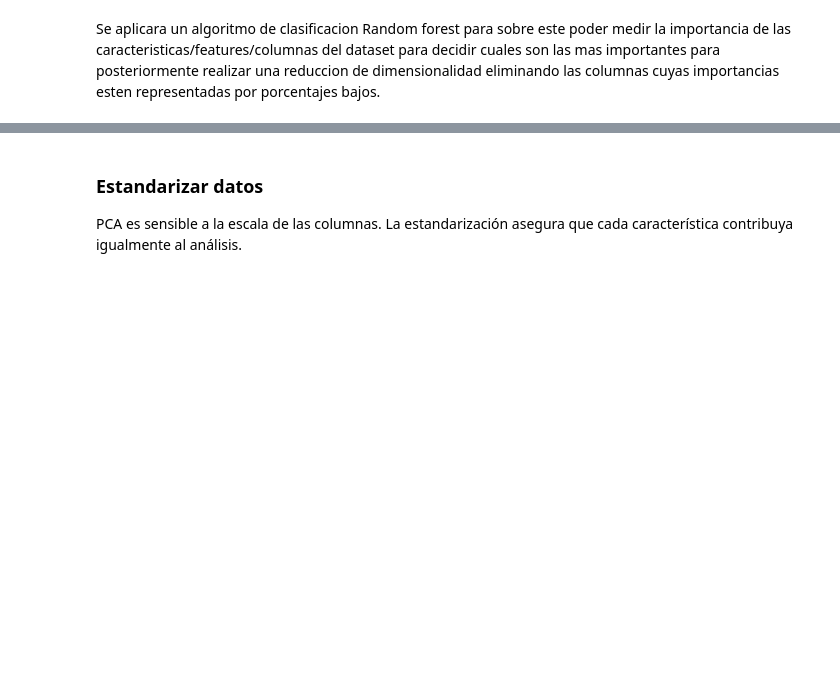
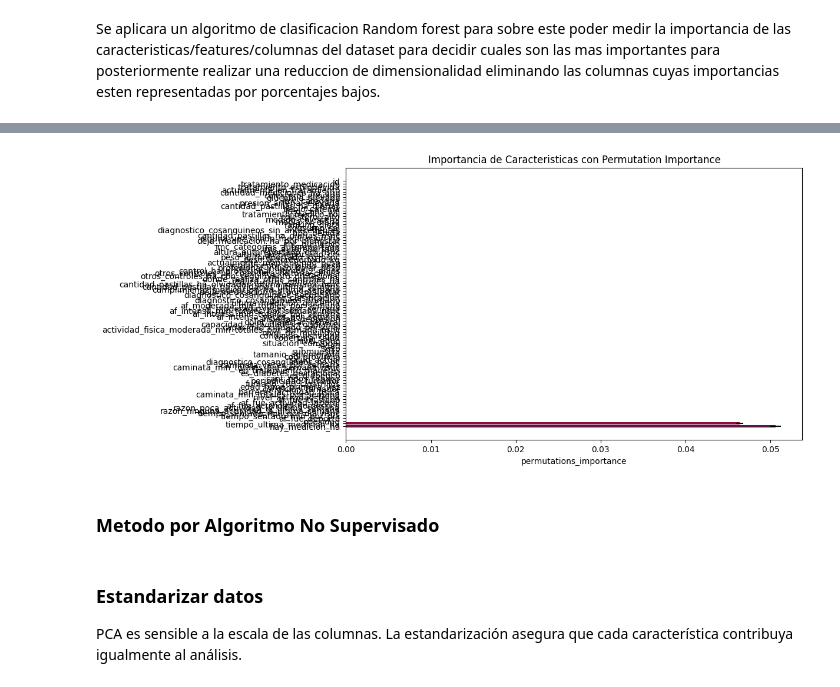
Before and after one commit to Data-Science-YPF/factores_riesgo, a Jupyter notebook: AprendizajeNoSupervisado.ipynb, the cells around one changed output, grey strips where cells are left out. Saved outputs shown, nothing was run; the diff lists cells and outputs as text; code cells hidden in the pictures; blank space fills up the shorter version.

```diff
--- a/AprendizajeNoSupervisado.ipynb
+++ b/AprendizajeNoSupervisado.ipynb
@@ -120,0 +129,10 @@ Se aplicara un algoritmo de clasificacion Random forest para sobre este poder me
+# %%
+# Separo los conjuntos para entrenamiento y testeo
+y = friesgo_cod['mantiene_ha_alta']
+X = friesgo_cod.drop(columns=['mantiene_ha_alta'])
+X_train_pi, X_test_pi, y_train_pi, y_test_pi = train_test_split(X, y, test_size=0.3, random_state=42)
+# %%
+# Entreno el modelo para tener los parametros de accuracy de base
+modelo = RandomForestClassifier(random_state=42,criterion= 'gini', n_estimators=200, max_depth=8)
+# Ajusto el modelo
+modelo.fit(X_train_pi, y_train_pi)
@@ -120,0 +148,9 @@ Se aplicara un algoritmo de clasificacion Random forest para sobre este poder me
+# %%
+# Calculo Permutation Importance
+perm = permutation_importance(modelo, X_test_pi, y_test_pi,random_state=1)
+# %%
+# Ordeno las caracteristicas por importancia promedio
+indices = np.argsort(perm.importances_mean)[::-1]  # Orden descendente
+features = X_test_pi.columns[indices]
+importances = perm.importances_mean[indices]
+importances_std = perm.importances_std[indices]
@@ -121,3 +199,14 @@ Se aplicara un algoritmo de clasificacion Random forest para sobre este poder me
+# %%
+# Creo el gráfico de barras
+plt.figure(figsize=(10, 6))
+plt.barh(features, importances, xerr=importances_std, align='center',color=['#581845','#900C3F','#C70039','#FF5733','#FFC300','#DAF7A6'])
+plt.xlabel('permutations_importance')
+plt.title('Importancia de Caracteristicas con Permutation Importance')
+plt.show()
+# %% [output]
+[figure, added]
+# %% [markdown]
+### Metodo por Algoritmo No Supervisado
 # %% [markdown]
 ### Estandarizar datos
 
```
Also changed, not shown: parts of 19 cells of this notebook, 1 other file.
